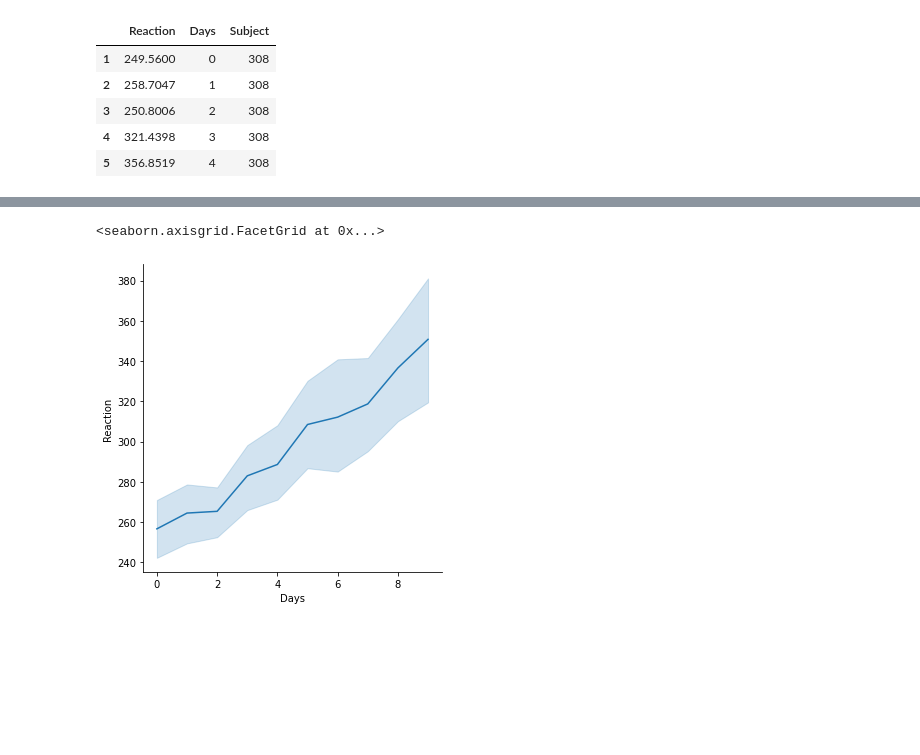
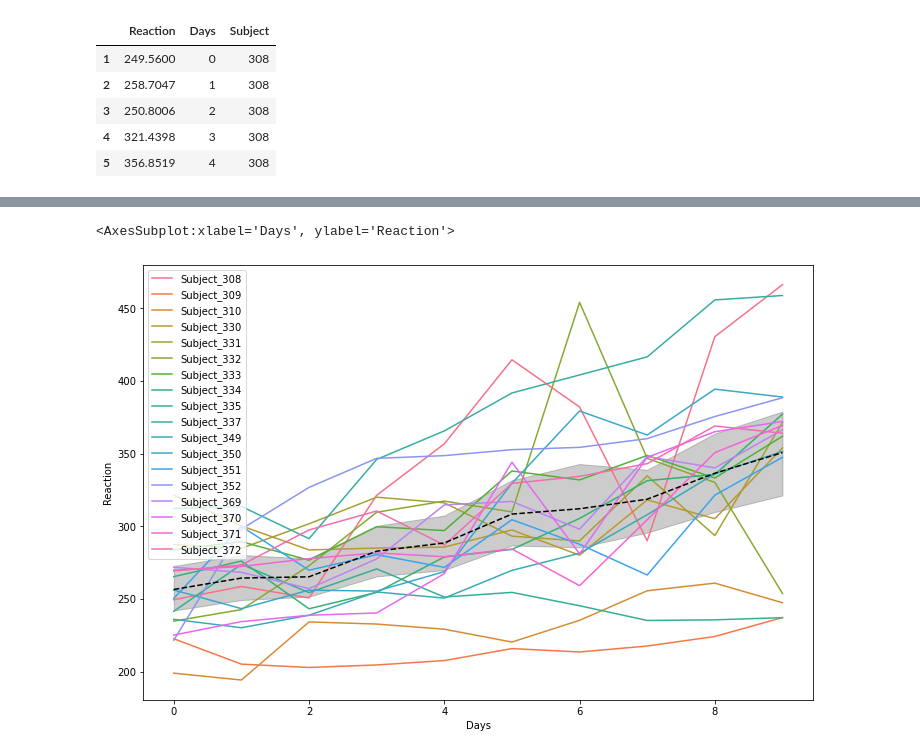
Before and after one commit to morgancross2/numpy-pandas-visualization-exercises, a Jupyter notebook: seaborn_exercises.ipynb, the cells around one changed output, grey strips where cells are left out. Drawn from its saved outputs; the diff is of its cells as text; code cells hidden in the pictures; blank space fills up the shorter version.

```diff
--- a/seaborn_exercises.ipynb
+++ b/seaborn_exercises.ipynb
@@ -183,3 +191,5 @@ ss.head()
 | 3 | 250.8006 | 2 | 308 |
 | 4 | 321.4398 | 3 | 308 |
 | 5 | 356.8519 | 4 | 308 |
+# %%
+ss['Subject'] = 'Subject_' + ss.Subject.astype('str')
@@ -186,6 +205,8 @@ ss.head()
 # %%
-sns.relplot(data=ss, x='Days', y='Reaction', kind='line')
+plt.figure(figsize=(12,8))
+sns.lineplot(data=ss, x='Days', y='Reaction', hue='Subject')
+sns.lineplot(data=ss, x='Days', y='Reaction', color='black', estimator='mean', linestyle='--')
 # %% [output]
-<seaborn.axisgrid.FacetGrid at 0x...>
+<AxesSubplot:xlabel='Days', ylabel='Reaction'>
-[figure, old version]
+[figure, new version]
 # %%
```
Also changed, not shown: parts of 8 cells of this notebook.
